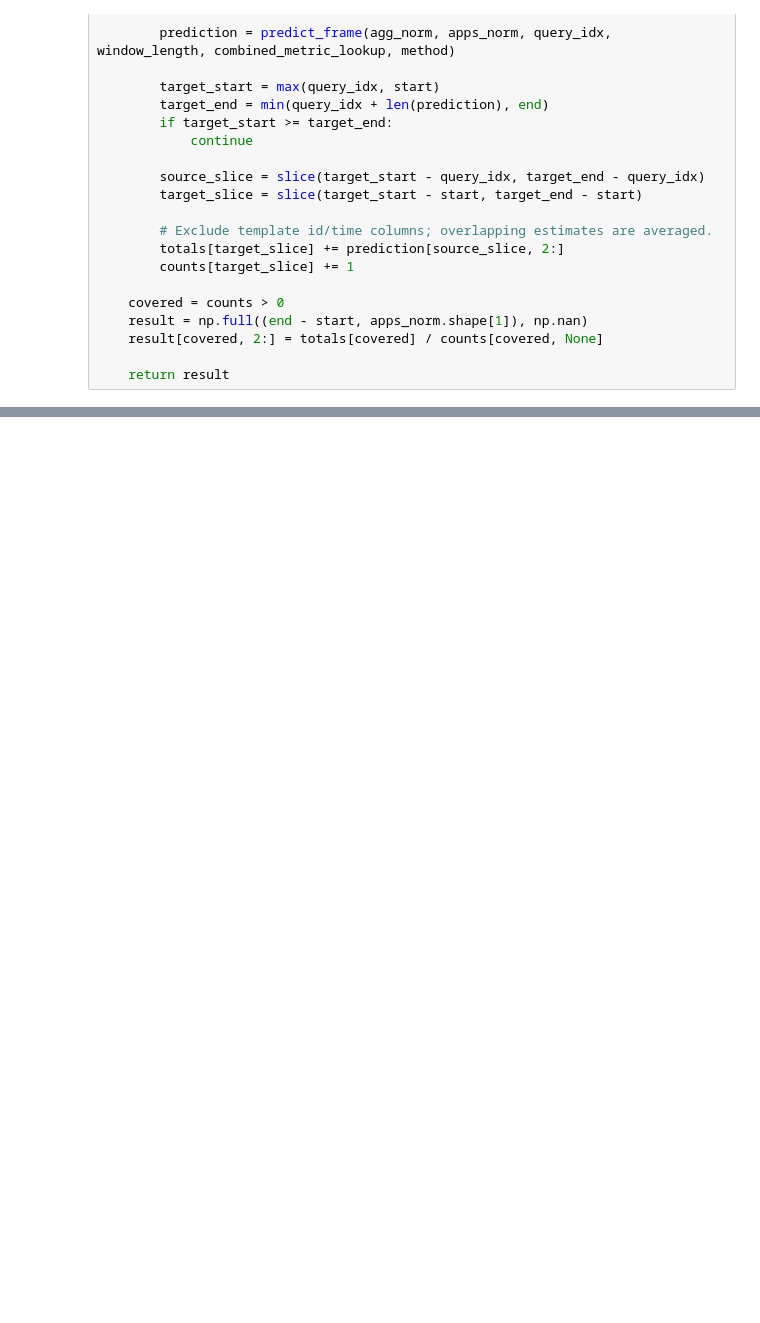
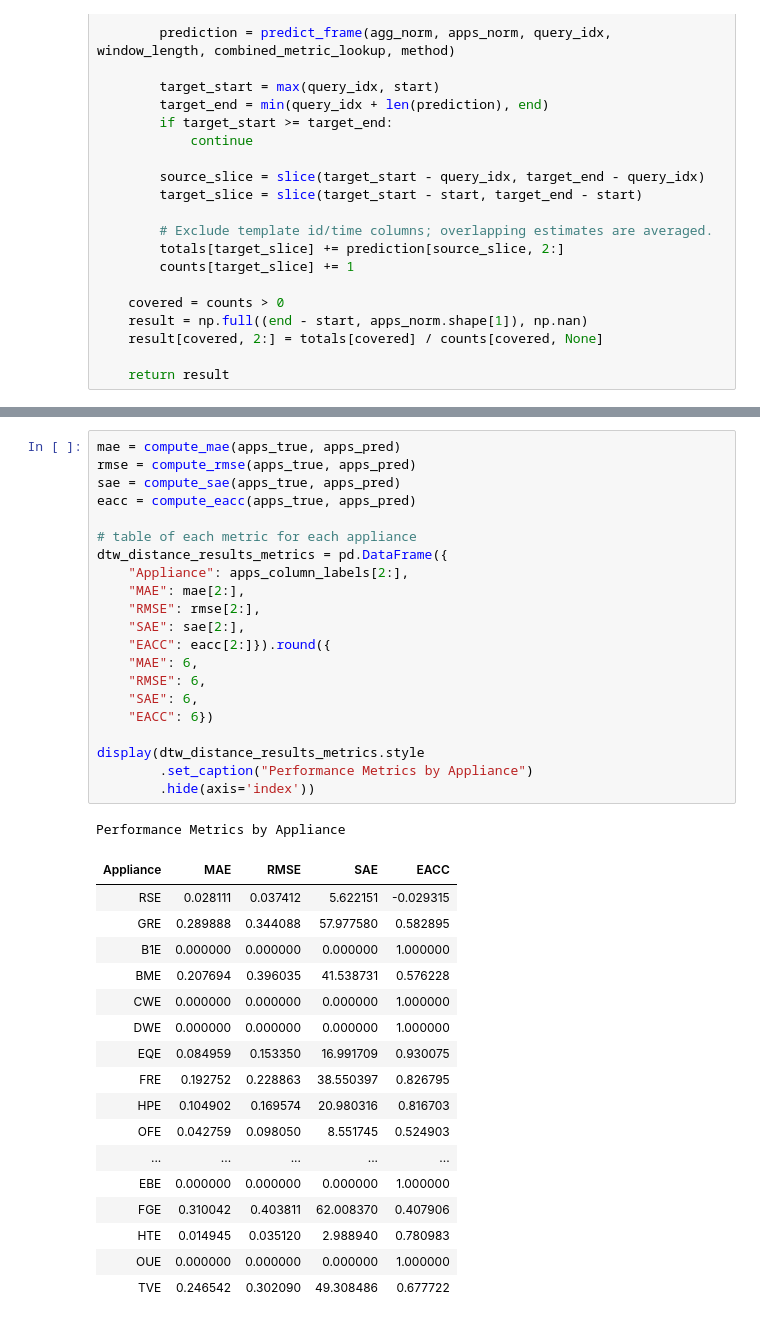
Before and after one commit to codettlaff/Differential-Privacy-PESGM2026, a Jupyter notebook: pattern_matching_nilm_v2.ipynb, the cells around one changed output, grey strips where cells are left out. Drawn from its saved outputs; the diff is of its cells as text; blank space fills up the shorter version.

```diff
--- a/pattern_matching_nilm_v2.ipynb
+++ b/pattern_matching_nilm_v2.ipynb
@@ -217,0 +334,40 @@ def predict_time_series(agg_norm, apps_norm, query_indices, window_length, combi
+# %%
+mae = compute_mae(apps_true, apps_pred)
+rmse = compute_rmse(apps_true, apps_pred)
+sae = compute_sae(apps_true, apps_pred)
+eacc = compute_eacc(apps_true, apps_pred)
+
+# table of each metric for each appliance
+dtw_distance_results_metrics = pd.DataFrame({
+    "Appliance": apps_column_labels[2:],
+    "MAE": mae[2:],
+    "RMSE": rmse[2:],
+    "SAE": sae[2:],
+    "EACC": eacc[2:]}).round({
+    "MAE": 6,
+    "RMSE": 6,
+    "SAE": 6,
+    "EACC": 6})
+
+display(dtw_distance_results_metrics.style
+        .set_caption("Performance Metrics by Appliance")
+        .hide(axis='index'))
+# %% [output]
+Performance Metrics by Appliance
+| Appliance | MAE | RMSE | SAE | EACC |
+| RSE | 0.028111 | 0.037412 | 5.622151 | -0.029315 |
+| GRE | 0.289888 | 0.344088 | 57.977580 | 0.582895 |
+| B1E | 0.000000 | 0.000000 | 0.000000 | 1.000000 |
+| BME | 0.207694 | 0.396035 | 41.538731 | 0.576228 |
+| CWE | 0.000000 | 0.000000 | 0.000000 | 1.000000 |
+| DWE | 0.000000 | 0.000000 | 0.000000 | 1.000000 |
+| EQE | 0.084959 | 0.153350 | 16.991709 | 0.930075 |
+| FRE | 0.192752 | 0.228863 | 38.550397 | 0.826795 |
+| HPE | 0.104902 | 0.169574 | 20.980316 | 0.816703 |
+| OFE | 0.042759 | 0.098050 | 8.551745 | 0.524903 |
+| ... | ... | ... | ... | ... |
+| EBE | 0.000000 | 0.000000 | 0.000000 | 1.000000 |
+| FGE | 0.310042 | 0.403811 | 62.008370 | 0.407906 |
+| HTE | 0.014945 | 0.035120 | 2.988940 | 0.780983 |
+| OUE | 0.000000 | 0.000000 | 0.000000 | 1.000000 |
+| TVE | 0.246542 | 0.302090 | 49.308486 | 0.677722 |
```
Also changed, not shown: parts of 15 cells of this notebook.
